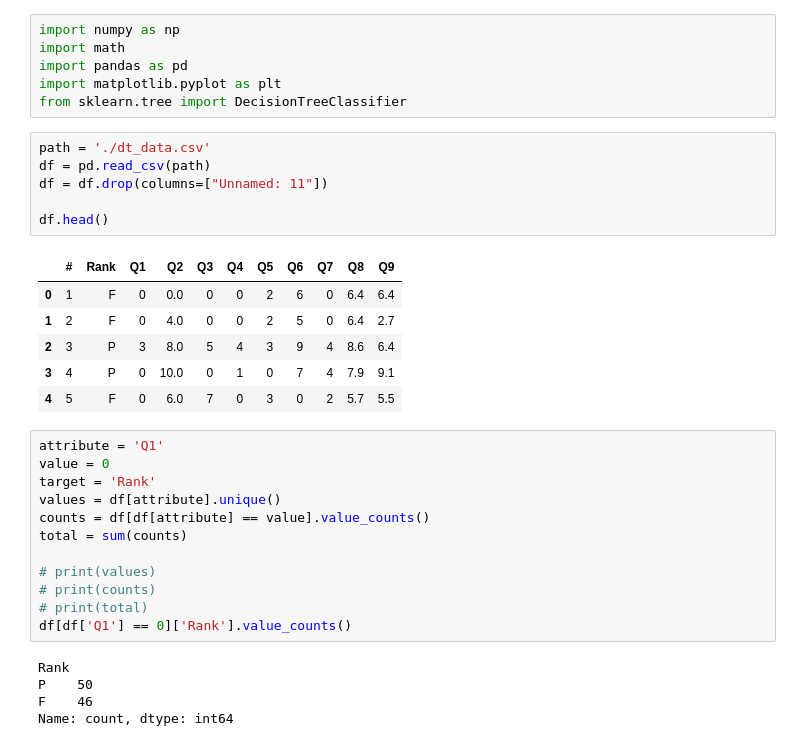
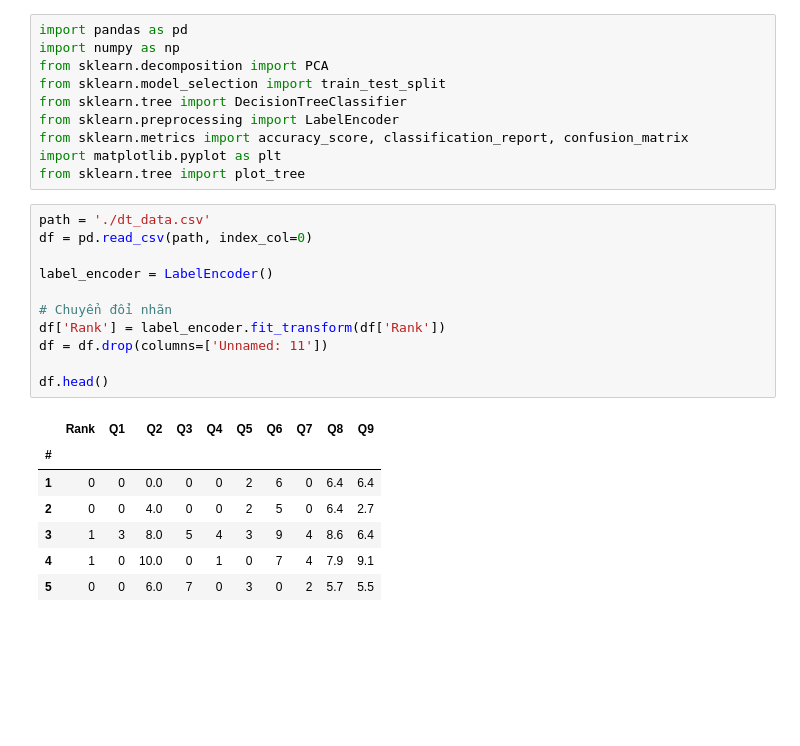
Before and after one commit to htrnguyen/TDTU_Final_AI, a Jupyter notebook: Decision-Trees/dtv2.ipynb, the cells around one changed output. Cells and saved outputs as stored; diff of their text form; blank space fills up the shorter version.

Commit message:
build model with CART and C4.5 algorithm

```diff
--- a/Decision-Trees/dtv2.ipynb
+++ b/Decision-Trees/dtv2.ipynb
@@ -1,36 +1,29 @@
 # %%
+import pandas as pd
 import numpy as np
-import math
-import pandas as pd
+from sklearn.decomposition import PCA
+from sklearn.model_selection import train_test_split
+from sklearn.tree import DecisionTreeClassifier
+from sklearn.preprocessing import LabelEncoder
+from sklearn.metrics import accuracy_score, classification_report, confusion_matrix
 import matplotlib.pyplot as plt
-from sklearn.tree import DecisionTreeClassifier
+from sklearn.tree import plot_tree
 # %%
 path = './dt_data.csv'
-df = pd.read_csv(path)
-df = df.drop(columns=["Unnamed: 11"])
+df = pd.read_csv(path, index_col=0)
+
+label_encoder = LabelEncoder()
+
+# Chuyển đổi nhãn
+df['Rank'] = label_encoder.fit_transform(df['Rank'])
+df = df.drop(columns=['Unnamed: 11'])
 
 df.head()
 # %% [output]
-|  | # | Rank | Q1 | Q2 | Q3 | Q4 | Q5 | Q6 | Q7 | Q8 | Q9 |
-| 0 | 1 | F | 0 | 0.0 | 0 | 0 | 2 | 6 | 0 | 6.4 | 6.4 |
-| 1 | 2 | F | 0 | 4.0 | 0 | 0 | 2 | 5 | 0 | 6.4 | 2.7 |
-| 2 | 3 | P | 3 | 8.0 | 5 | 4 | 3 | 9 | 4 | 8.6 | 6.4 |
-| 3 | 4 | P | 0 | 10.0 | 0 | 1 | 0 | 7 | 4 | 7.9 | 9.1 |
-| 4 | 5 | F | 0 | 6.0 | 7 | 0 | 3 | 0 | 2 | 5.7 | 5.5 |
+|  | Rank | Q1 | Q2 | Q3 | Q4 | Q5 | Q6 | Q7 | Q8 | Q9 |
+| # |  |  |  |  |  |  |  |  |  |  |
+| 1 | 0 | 0 | 0.0 | 0 | 0 | 2 | 6 | 0 | 6.4 | 6.4 |
+| 2 | 0 | 0 | 4.0 | 0 | 0 | 2 | 5 | 0 | 6.4 | 2.7 |
+| 3 | 1 | 3 | 8.0 | 5 | 4 | 3 | 9 | 4 | 8.6 | 6.4 |
+| 4 | 1 | 0 | 10.0 | 0 | 1 | 0 | 7 | 4 | 7.9 | 9.1 |
+| 5 | 0 | 0 | 6.0 | 7 | 0 | 3 | 0 | 2 | 5.7 | 5.5 |
-# %%
-attribute = 'Q1'
-value = 0
-target = 'Rank'
-values = df[attribute].unique()
-counts = df[df[attribute] == value].value_counts()
-total = sum(counts)
-
-# print(values)
-# print(counts)
-# print(total)
-df[df['Q1'] == 0]['Rank'].value_counts()
-# %% [output]
-Rank
-P    50
-F    46
-Name: count, dtype: int64
```
Also changed, not shown: parts of 4 cells of this notebook, 5 other files.
